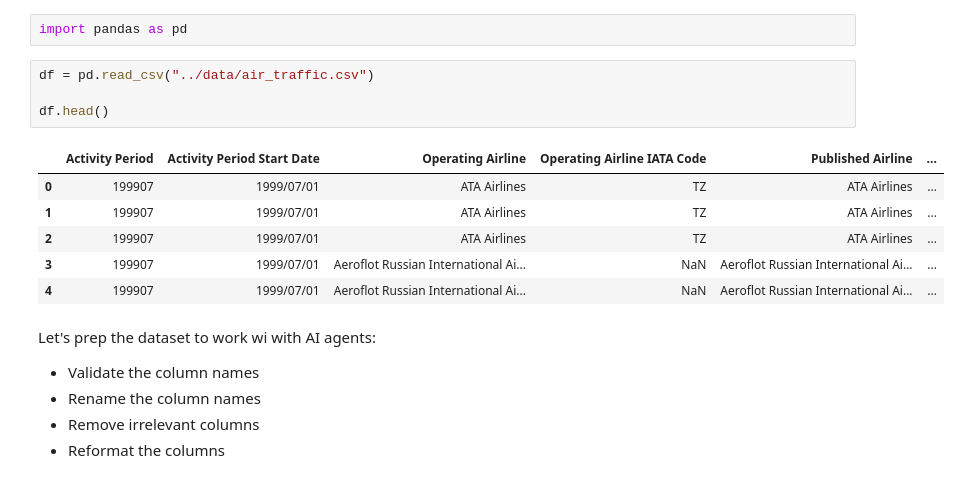
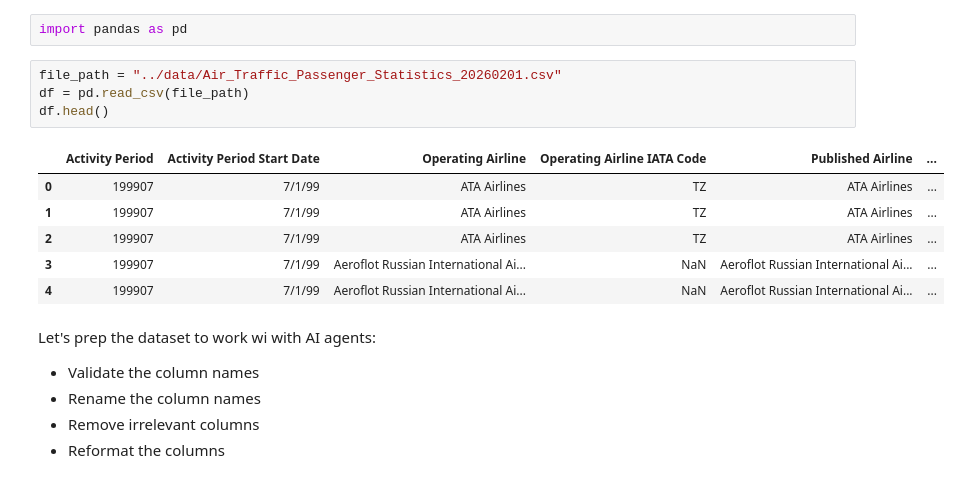
Before and after one commit to spectrumefficiencylimited/build-with-ai-safe-and-scalable-sql-ai-agents-2757076, a Jupyter notebook: chapter_1/01_02.ipynb, the cells around one changed output. Drawn from its saved outputs; the diff is of its cells as text.

```diff
--- a/chapter_1/01_02.ipynb
+++ b/chapter_1/01_02.ipynb
@@ -15,16 +15,16 @@ Let's start by import the required libraries:
 # %%
 import pandas as pd
 # %%
-df = pd.read_csv("../data/air_traffic.csv")
-
+file_path = "../data/Air_Traffic_Passenger_Statistics_20260201.csv"
+df = pd.read_csv(file_path)
 df.head()
 # %% [output]
 |  | Activity Period | Activity Period Start Date | Operating Airline | Operating Airline IATA Code | Published Airline | ... |
-| 0 | 199907 | 1999/07/01 | ATA Airlines | TZ | ATA Airlines | ... |
-| 1 | 199907 | 1999/07/01 | ATA Airlines | TZ | ATA Airlines | ... |
-| 2 | 199907 | 1999/07/01 | ATA Airlines | TZ | ATA Airlines | ... |
-| 3 | 199907 | 1999/07/01 | Aeroflot Russian International Ai... | NaN | Aeroflot Russian International Ai... | ... |
-| 4 | 199907 | 1999/07/01 | Aeroflot Russian International Ai... | NaN | Aeroflot Russian International Ai... | ... |
+| 0 | 199907 | 7/1/99 | ATA Airlines | TZ | ATA Airlines | ... |
+| 1 | 199907 | 7/1/99 | ATA Airlines | TZ | ATA Airlines | ... |
+| 2 | 199907 | 7/1/99 | ATA Airlines | TZ | ATA Airlines | ... |
+| 3 | 199907 | 7/1/99 | Aeroflot Russian International Ai... | NaN | Aeroflot Russian International Ai... | ... |
+| 4 | 199907 | 7/1/99 | Aeroflot Russian International Ai... | NaN | Aeroflot Russian International Ai... | ... |
 # %% [markdown]
 Let's prep the dataset to work wi with AI agents:
 - Validate the column names
```
Also changed, not shown: parts of 2 cells of this notebook, 5 other files.
